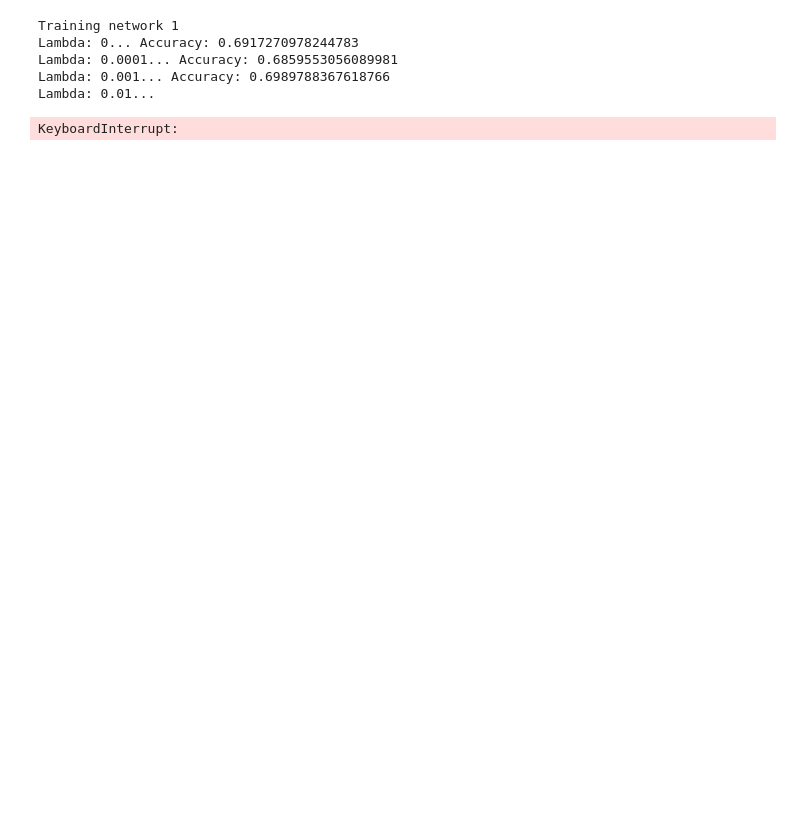
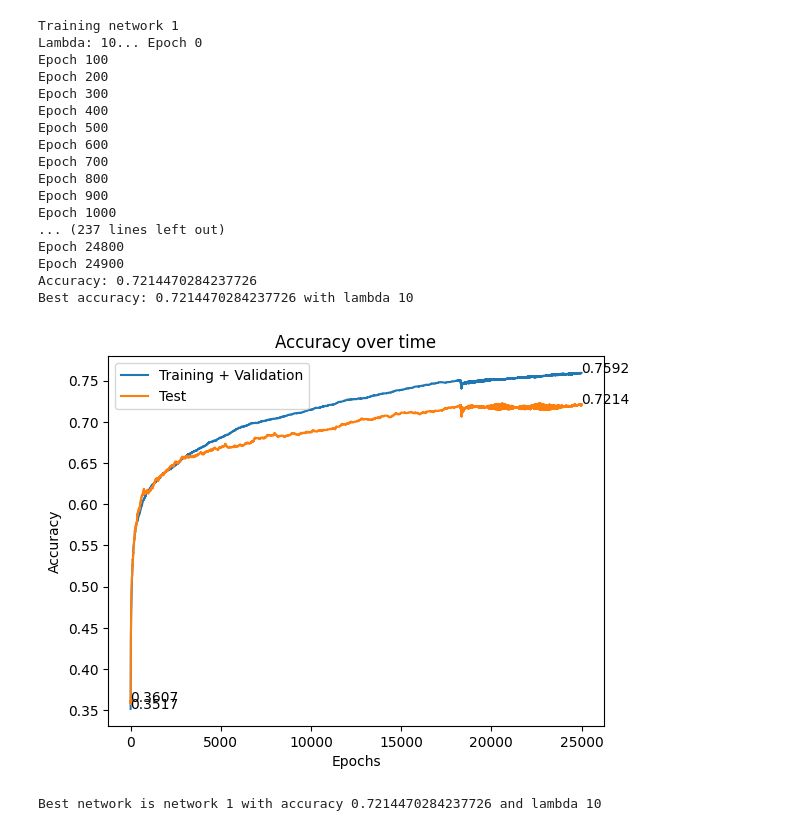
Before and after one commit to Gaurang-1402/Machine-Learning-final-project, a Jupyter notebook: remi/NeuralNetwork.ipynb, the cells around one changed output. Cells and saved outputs as stored; diff of their text form; code cells hidden in the pictures; blank space fills up the shorter version.

```diff
--- a/remi/NeuralNetwork.ipynb
+++ b/remi/NeuralNetwork.ipynb
@@ -14,6 +14,9 @@ class HiddenLayer:
         self.d = None           # delta
         self.a = None
         self.actFunc = activationFunction
+
+    def copy(self):
+        return HiddenLayer(self.w.copy(), self.b.copy(), self.actFunc)
 
     def forward(self, input):
         self.i = input
@@ -31,6 +34,9 @@ class OutputLayer(HiddenLayer):
     def __init__(self, initialWeights, initialBias, activationFunction):
         super().__init__(initialWeights, initialBias, activationFunction)
 
+    def copy(self):
+        return OutputLayer(self.w.copy(), self.b.copy(), self.actFunc)
+
     def backward(self, target):
         self.d = (self.a - target) * self.actFunc.f_prime(self.z)
 # %%
@@ -284,39 +295,58 @@ y_val: (6757, 3)
 # %%
-def TrainNetworks(networks, epochs, lams=[0, 0.0001, 0.001, 0.01, 0.1, 1, 10, 100, 1000, 10000]):
+def TrainNetworks(networks, epochs, lams=[0, 0.001, 0.01, 0.1, 1, 10, 100, 1000, 10000]):
     network_best_accuracy = [0 for _ in networks]
-    network_best_lambda = [0 for _ in networks]
+    network_best_accuracy_lambda = [None for _ in networks]
+    network_best_accuracy_model = [None for _ in networks]
     for i, network in enumerate(networks):
         print("Training network", i+1)
         for lam in lams:
+            net = network.copy()
             print("Lambda:", lam, end="... ")
-            network.train(X_train, y_train, epochs, lam, X_val, y_val)
-            acc = network.accuracy(X_val, y_val)
+            net.train(X_train, y_train, epochs, lam, X_test, y_test)
+            acc = net.accuracy(X_test, y_test)
             print("Accuracy:", acc)
             if acc > network_best_accuracy[i]:
                 network_best_accuracy[i] = acc
-                network_best_lambda[i] = lam
-        print("Best accuracy:", network_best_accuracy[i], "with lambda", network_best_lambda[i], "\n")
-        network.graph_cost_and_accuracy_over_time()
+                network_best_accuracy_lambda[i] = lam
+                network_best_accuracy_model[i] = net
+        print("Best accuracy:", network_best_accuracy[i], "with lambda", network_best_accuracy_lambda[i], "\n")
+        network_best_accuracy_model[i].graph_accuracy_over_time()
     # get index of best accuracy
     best_network_index = network_best_accuracy.index(max(network_best_accuracy))
-    print("Best network is network", best_network_index+1, "with accuracy", network_best_accuracy[best_network_index], "and lambda", network_best_lambda[best_network_index])
-    return networks[best_network_index]
+    print("Best network is network", best_network_index+1, "with accuracy", network_best_accuracy[best_network_index], "and lambda", network_best_accuracy_lambda[best_network_index])
+    return network_best_accuracy_model[best_network_index]
 # %%
-layers = [[42, 30, 15, 15, 3], [42, 30, 15, 15, 15, 3], [42, 30, 15, 15, 15, 15, 3]]
-activations = [ActivationReLU(), ActivationSigmoid(), ActivationTanh()]
+layers = [[42, 30, 15, 15, 3]]
+activations = [ActivationTanh()]
 initializations = [NormalInitialization]
 
 networks = []
 for layer in layers:
     for activation in activations:
         for initialization in initializations:
-            networks.append(BuildNetwork(layer, activation, initialization, 0.000005))
+            networks.append(BuildNetwork(layer, activation, initialization, 5e-6))
 
-network = TrainNetworks(networks, 1000)
+# combine training and validation
+X_train = np.concatenate((X_train, X_val), axis=0)
+y_train = np.concatenate((y_train, y_val), axis=0)
+network = TrainNetworks(networks, 25000, lams=[10])
 # %% [output]
 Training network 1
-Lambda: 0... Accuracy: 0.6917270978244783
-Lambda: 0.0001... Accuracy: 0.6859553056089981
-Lambda: 0.001... Accuracy: 0.6989788367618766
-Lambda: 0.01...
+Lambda: 10... Epoch 0
+Epoch 100
+Epoch 200
+Epoch 300
+Epoch 400
+Epoch 500
+Epoch 600
+Epoch 700
+Epoch 800
+Epoch 900
+Epoch 1000
+... (237 lines left out)
+Epoch 24800
+Epoch 24900
+Accuracy: 0.7214470284237726
+Best accuracy: 0.7214470284237726 with lambda 10
+[figure, added]
-KeyboardInterrupt:
+Best network is network 1 with accuracy 0.7214470284237726 and lambda 10
```
Also changed, not shown: parts of 4 cells of this notebook, 12 other files.
